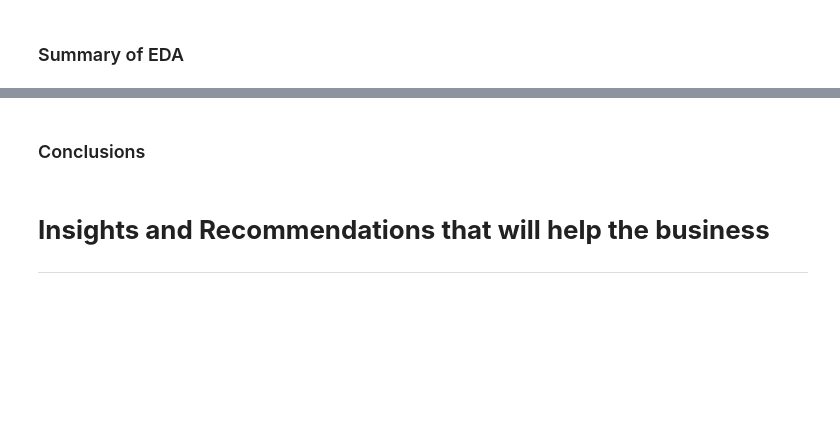
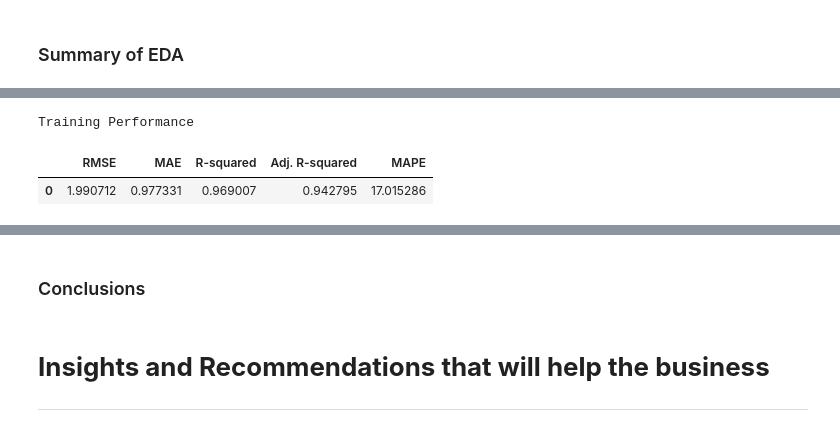
Before and after one commit to miricoder/projects, a Jupyter notebook: Supervised_Learning_Regression/Cars4U_Project2.ipynb, the cells around one changed output, grey strips where cells are left out. Drawn from its saved outputs; the diff is of its cells as text; code cells hidden in the pictures; blank space fills up the shorter version.

```diff
--- a/Supervised_Learning_Regression/Cars4U_Project2.ipynb
+++ b/Supervised_Learning_Regression/Cars4U_Project2.ipynb
@@ -1082,0 +1209,2 @@ _______________________________________________________
+# %%
+x_train, x_test, y_train, y_test = train_test_split(X, y, test_size=0.3, random_state=1)
@@ -1082,0 +1222,3 @@ _______________________________________________________
+# %%
+lin_reg_model = LinearRegression()
+lin_reg_model.fit(x_train, y_train)
@@ -1082,0 +1285,9 @@ _______________________________________________________
+# %%
+# Checking model performance on train set
+print("Training Performance\n")
+lin_reg_model_train_perf = model_performance_regression(lin_reg_model, x_train, y_train)
+lin_reg_model_train_perf
+# %% [output]
+Training Performance
+|  | RMSE | MAE | R-squared | Adj. R-squared | MAPE |
+| 0 | 1.990712 | 0.977331 | 0.969007 | 0.942795 | 17.015286 |
```
Also changed, not shown: parts of 33 cells of this notebook, 2 other files.
